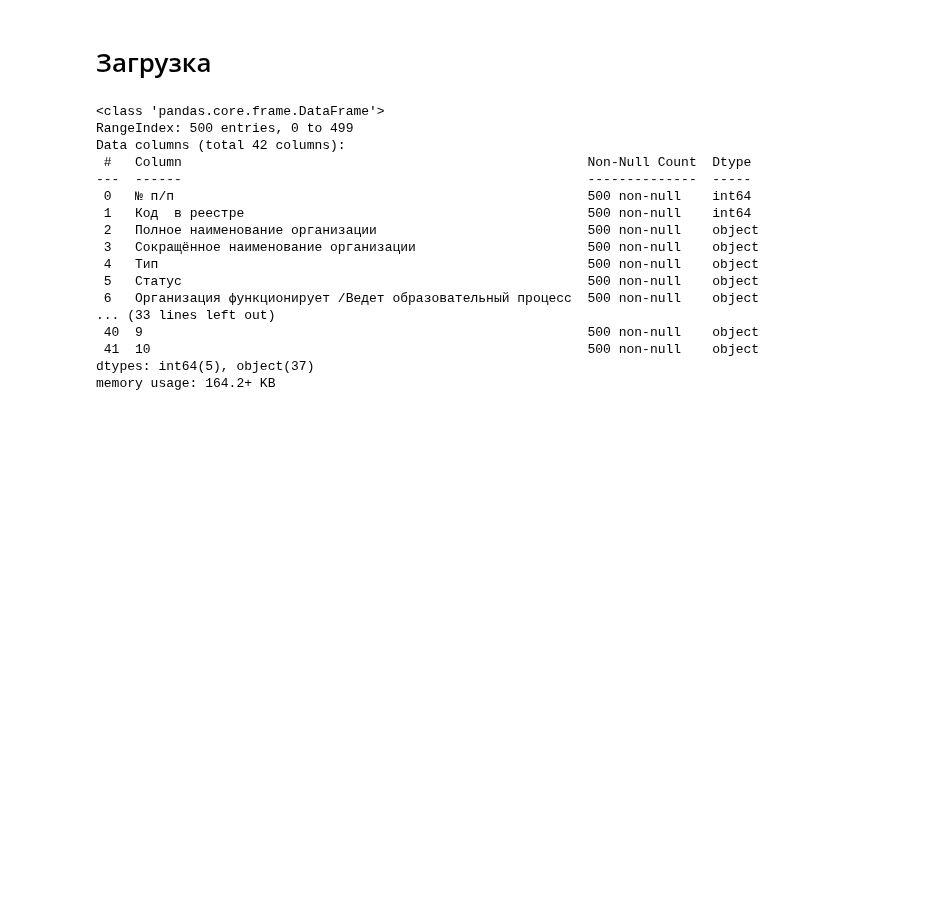
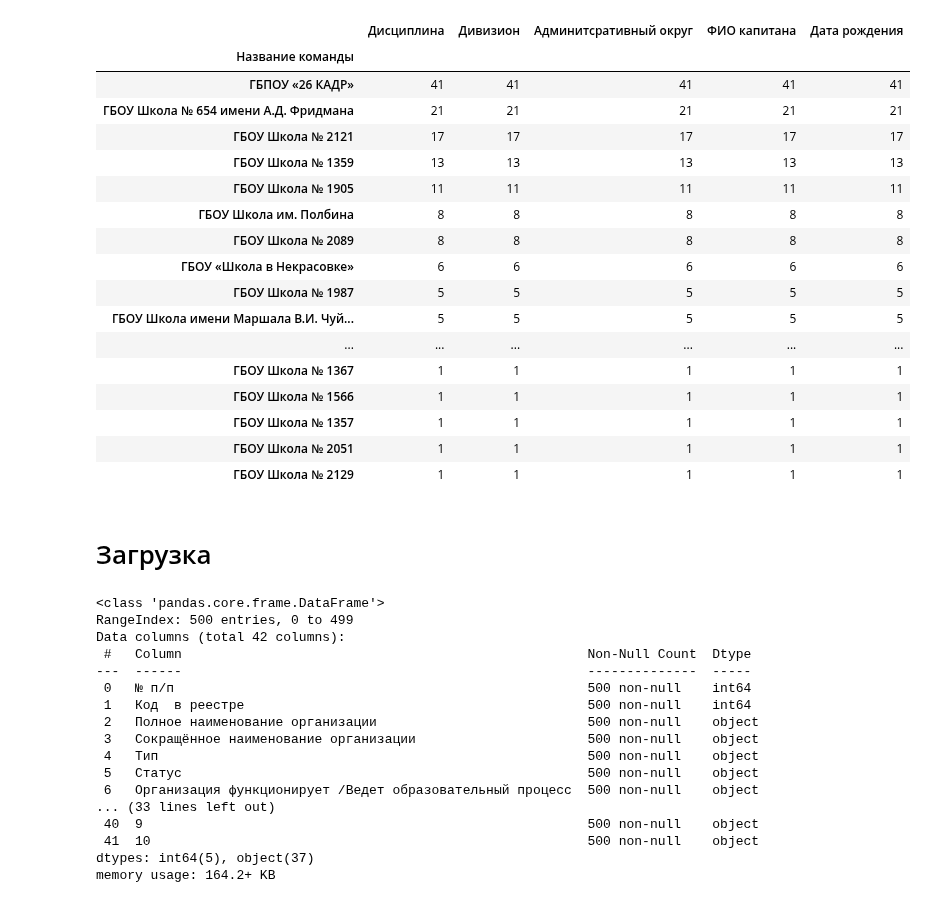
Before and after one commit to vn322/Sport-University, a Jupyter notebook: школы_кибер.ipynb, the cells around one changed output. Drawn from its saved outputs; the diff is of its cells as text; code cells hidden in the pictures; blank space fills up the shorter version.

```diff
--- a/школы_кибер.ipynb
+++ b/школы_кибер.ipynb
@@ -6,3 +138,24 @@ import matplotlib.pyplot as plt
+# %%
+df_reg_uvao.groupby(['Название команды']).agg('count').sort_values('Дисциплина', ascending=False)
+# %% [output]
+|  | Дисциплина | Дивизион | Админитсративный округ | ФИО капитана | Дата рождения |
+| Название команды |  |  |  |  |  |
+| ГБПОУ «26 КАДР» | 41 | 41 | 41 | 41 | 41 |
+| ГБОУ Школа № 654 имени А.Д. Фридмана | 21 | 21 | 21 | 21 | 21 |
+| ГБОУ Школа № 2121 | 17 | 17 | 17 | 17 | 17 |
+| ГБОУ Школа № 1359 | 13 | 13 | 13 | 13 | 13 |
+| ГБОУ Школа № 1905 | 11 | 11 | 11 | 11 | 11 |
+| ГБОУ Школа им. Полбина | 8 | 8 | 8 | 8 | 8 |
+| ГБОУ Школа № 2089 | 8 | 8 | 8 | 8 | 8 |
+| ГБОУ «Школа в Некрасовке» | 6 | 6 | 6 | 6 | 6 |
+| ГБОУ Школа № 1987 | 5 | 5 | 5 | 5 | 5 |
+| ГБОУ Школа имени Маршала В.И. Чуй... | 5 | 5 | 5 | 5 | 5 |
+| ... | ... | ... | ... | ... | ... |
+| ГБОУ Школа № 1367 | 1 | 1 | 1 | 1 | 1 |
+| ГБОУ Школа № 1566 | 1 | 1 | 1 | 1 | 1 |
+| ГБОУ Школа № 1357 | 1 | 1 | 1 | 1 | 1 |
+| ГБОУ Школа № 2051 | 1 | 1 | 1 | 1 | 1 |
+| ГБОУ Школа № 2129 | 1 | 1 | 1 | 1 | 1 |
 # %% [markdown]
 # Загрузка
 # %%
```
Also changed, not shown: parts of 13 cells of this notebook.
